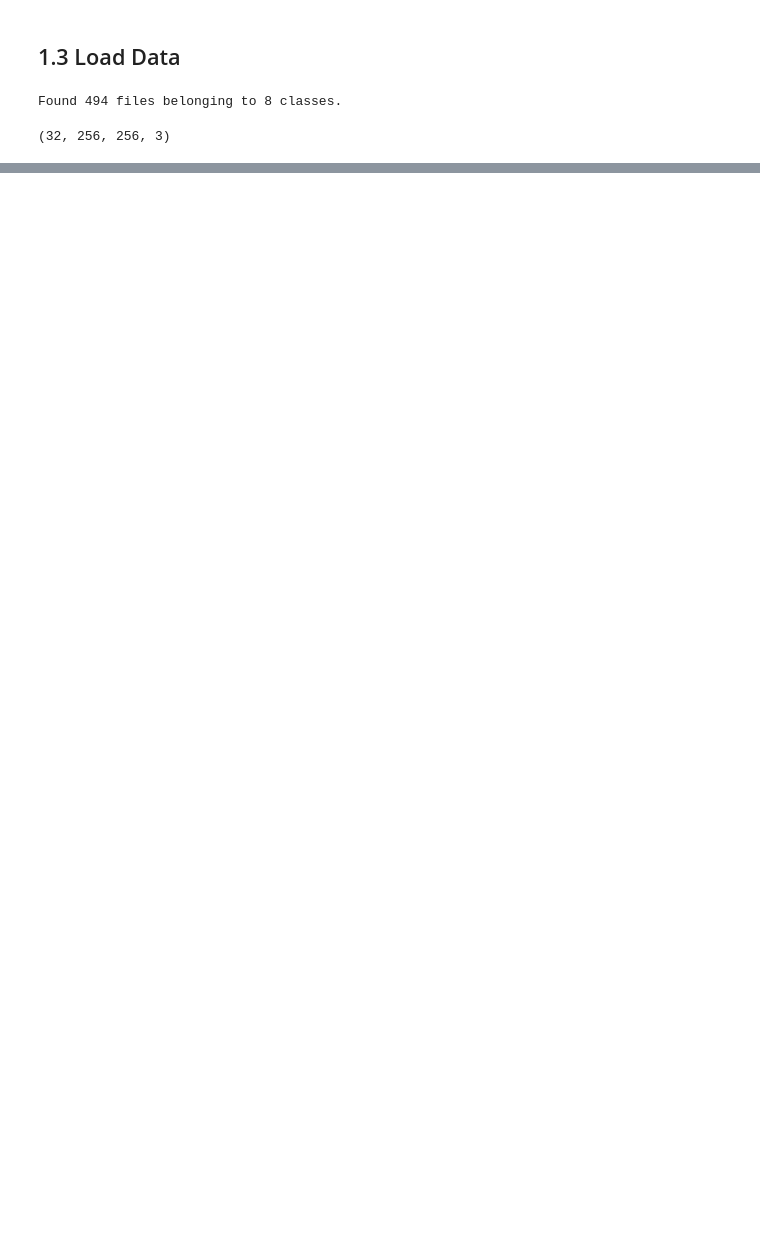
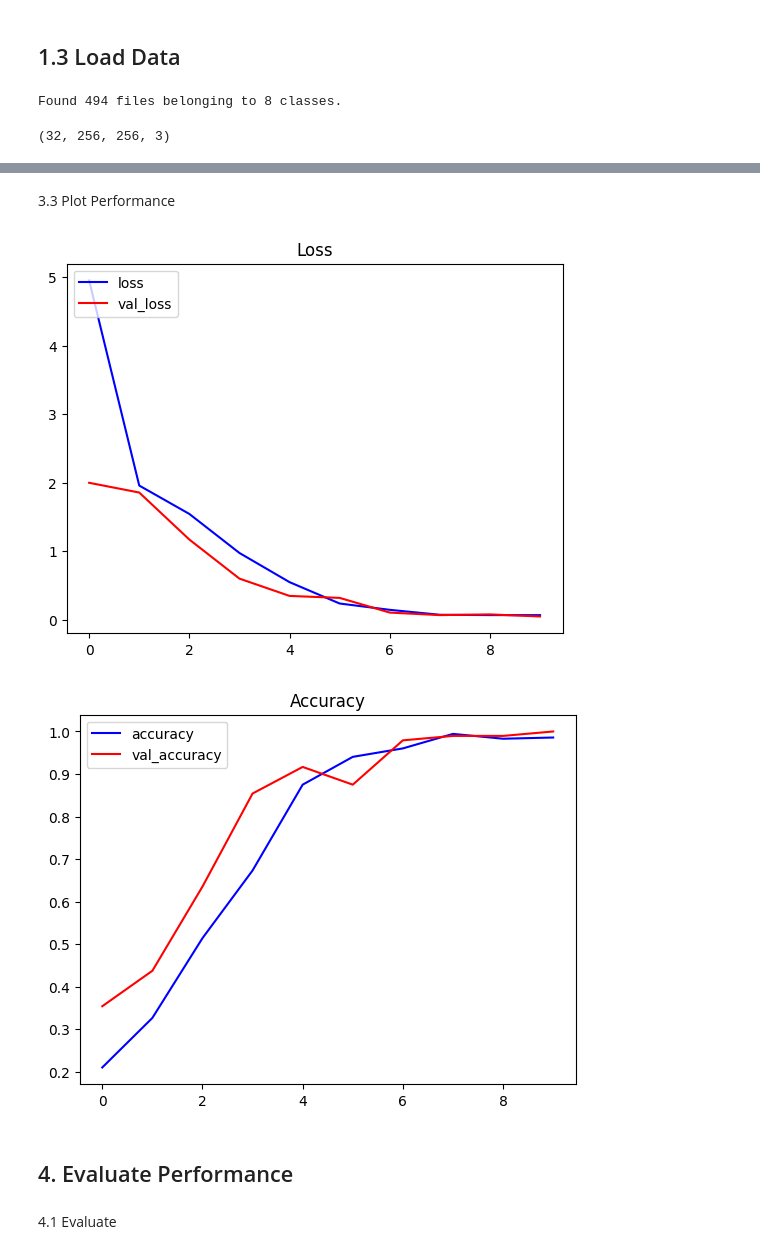
Before and after one commit to Yubi-Apps/MachineLearning, a Jupyter notebook: Yubi Classification.ipynb, the cells around one changed output, grey strips where cells are left out. Drawn from its saved outputs; the diff is of its cells as text; code cells hidden in the pictures; blank space fills up the shorter version.

```diff
--- a/Yubi Classification.ipynb
+++ b/Yubi Classification.ipynb
@@ -154,0 +189,19 @@ for idx, img in enumerate(batch[0][:4]):
+# %%
+# Build the model
+model = Sequential([
+    Conv2D(16, (3, 3), activation='relu', input_shape=(256, 256, 3)),
+    MaxPooling2D(),
+    Conv2D(32, (3, 3), activation='relu'),
+    MaxPooling2D(),
+    Flatten(),
+    Dense(256, activation='relu'),
+    Dense(len(class_names), activation='softmax')  # Multi-class classification
+])
+
+# Compile the model
+model.compile(optimizer='adam',
+              loss='sparse_categorical_crossentropy',
+              metrics=['accuracy'])
+
+# Print model summary
+model.summary()
@@ -154,0 +232,10 @@ for idx, img in enumerate(batch[0][:4]):
+# %%
+logdir = 'logs'
+tensorboard_callback = tf.keras.callbacks.TensorBoard(log_dir=logdir)
+
+history = model.fit(
+    train,
+    epochs=10,
+    validation_data=val,
+    callbacks=[tensorboard_callback]
+)
@@ -154,0 +263,25 @@ for idx, img in enumerate(batch[0][:4]):
+# %% [markdown]
+3.3 Plot Performance
+# %%
+# Plot loss
+fig = plt.figure()
+plt.plot(history.history['loss'], color='blue', label='loss')
+plt.plot(history.history['val_loss'], color='red', label='val_loss')
+plt.legend(loc="upper left")
+plt.title("Loss")
+plt.show()
+
+# Plot accuracy
+fig = plt.figure()
+plt.plot(history.history['accuracy'], color='blue', label='accuracy')
+plt.plot(history.history['val_accuracy'], color='red', label='val_accuracy')
+plt.legend(loc="upper left")
+plt.title("Accuracy")
+plt.show()
+# %% [output]
+[figure, added]
+[figure, added]
+# %% [markdown]
+## 4. Evaluate Performance
+# %% [markdown]
+4.1 Evaluate
```
Also changed, not shown: parts of 24 cells of this notebook, 3 other files.
